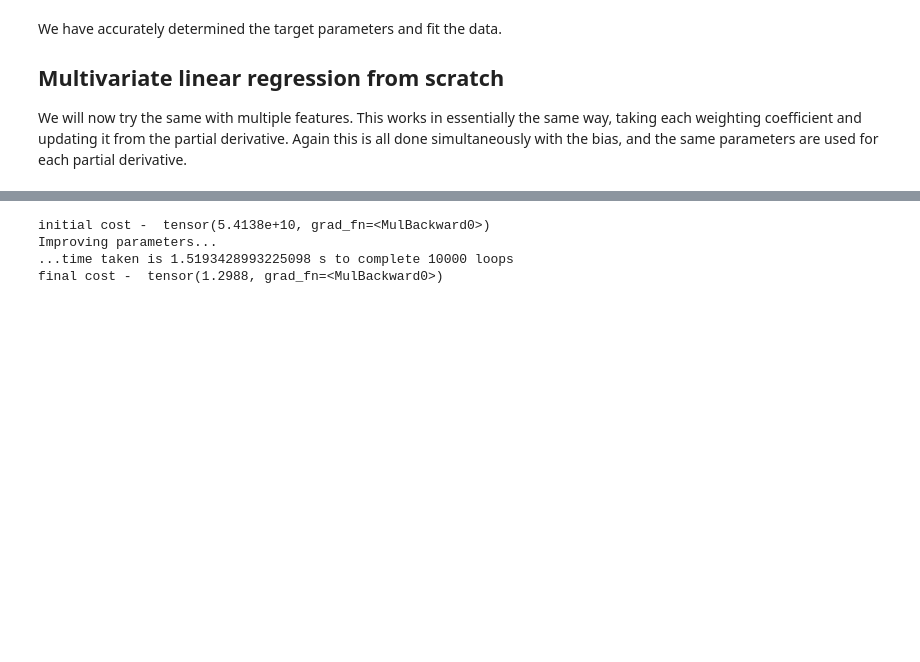
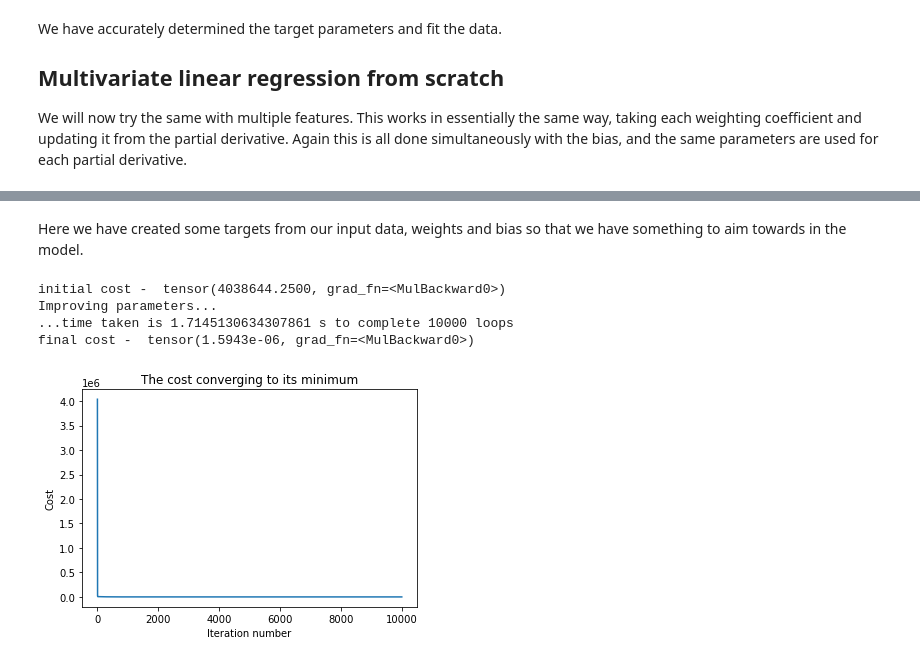
Before and after one commit to foxfoxfox7/Learning-machine-learning, a Jupyter notebook: linear_regression/Linear_regression_from_scratch.ipynb, the cells around one changed output, grey strips where cells are left out. Drawn from its saved outputs; the diff is of its cells as text; code cells hidden in the pictures; blank space fills up the shorter version.

```diff
--- a/linear_regression/Linear_regression_from_scratch.ipynb
+++ b/linear_regression/Linear_regression_from_scratch.ipynb
@@ -155,9 +150,9 @@ We have accurately determined the target parameters and fit the data.
 
 We will now try the same with multiple features. This works in essentially the same way, taking each weighting coefficient and updating it from the partial derivative. Again this is all done simultaneously with the bias, and the same parameters are used for each partial derivative.
 # %%
-def linear_func_mv(x, weights, biases):
-    return x @ weights.t() + biases
+def linear_func_mv(x, weights):
+    return  x @ weights.t()
 
-def cost_func_mv(X, y, thi, th0):
+def cost_func_mv(X, y, weights):
     mm = len(X)
-    return (1/2*mm) * torch.sum((linear_func_mv(X, thi, th0) - y)**2)
+    return (1/2*mm) * torch.sum((linear_func_mv(X, weights) - y)**2)
@@ -208,47 +233,49 @@ print(df_targets.head())
+# %% [markdown]
+Here we have created some targets from our input data, weights and bias so that we have something to aim towards in the model.
 # %%
-def mv_linear_regression_alg(inputs, targets, loops, alpha, w_in=None, b_in=None):
+def mv_linear_regression_alg(inputs, targets, loops, alpha):
 
-    # require_grad = True in order to backwards compute derivatives of
-    # the weights and biases
+    # require_grad = True in order to backwards compute derivatives of the weights
     # number of weight coefficients equal to the number of features
     w = torch.randn(1, inputs.shape[1], requires_grad=True)
-    b = torch.randn(1, requires_grad=True)
 
-    # This gives the option of inputting guesses (or precalculated) values for
-    # weights and biases
-    if w_in is not None:
-        w == w_in
-    if b_in is not None:
-        b == b_in
+    print('initial cost - ', cost_func_mv(inputs, targets, w))
+    print('Improving parameters...')
 
-    # Provide an initial cost using the initial parameters and the cost function
-    print('initial cost - ', cost_func_mv(inputs, targets, w, b))
-    print('Improving parameters...')
+    cost_tracker = []
 
     t_mv1 = time.time()
     for i in range(loops):
-        cost = cost_func_mv(inputs, targets, w, b)
-        # This calculates the partial derivatives for all parameters
+        # Calculate the cost each time to analyse the current paramters
+        cost = cost_func_mv(inputs, targets, w)
+        # Adds the cost to a list to we ca see it change over time
+        cost_tracker.append(cost_func_mv(inputs, targets, w).detach().numpy())
+        # Calculating the partial derivatives
         cost.backward()
-        # stop autograd from tracking history on Tensors
+        # stop autograd from tracking history on Tensor
         with torch.no_grad():
             w -= w.grad * alpha
-            b -= b.grad * alpha
+            # Resetting calculated derivatives to 0
             w.grad.zero_()
-            b.grad.zero_()
     t_mv2 = time.time()
 
-    print(f'...time taken is {t_mv2 - t_mv1} s to complete {loops_mv} loops')
-    print('final cost - ', cost_func_mv(inputs, targets, w, b))
+    print(f'...time taken is {t_mv2 - t_mv1} s to complete {loops} loops')
+    print('final cost - ', cost_func_mv(inputs, targets, w))
 
-    return w, b
+    return w, cost_tracker
 
 alpha_mv = 1e-5
 loops_mv = 10000
-#w, b = mv_linear_regression_alg(inputs, targets, w, b, loops_mv, alpha_mv)
-w, b = mv_linear_regression_alg(inputs, targets, loops_mv, alpha_mv)
+w, costs = mv_linear_regression_alg(inputs, targets, loops_mv, alpha_mv)
+
+plt.plot(costs)
+plt.title('The cost converging to its minimum')
+plt.xlabel('Iteration number')
+plt.ylabel('Cost')
+plt.show()
 # %% [output]
-initial cost -  tensor(5.4138e+10, grad_fn=<MulBackward0>)
+initial cost -  tensor(4038644.2500, grad_fn=<MulBackward0>)
 Improving parameters...
-...time taken is 1.5193428993225098 s to complete 10000 loops
-final cost -  tensor(1.2988, grad_fn=<MulBackward0>)
+...time taken is 1.7145130634307861 s to complete 10000 loops
+final cost -  tensor(1.5943e-06, grad_fn=<MulBackward0>)
+[figure, added]
```
Also changed, not shown: parts of 9 cells of this notebook, 34 other files.
